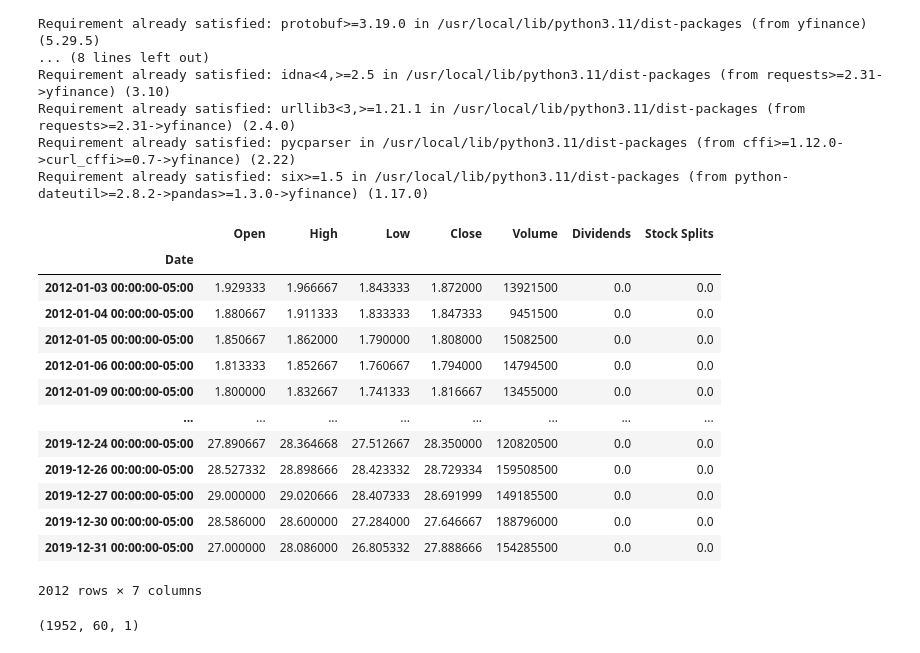
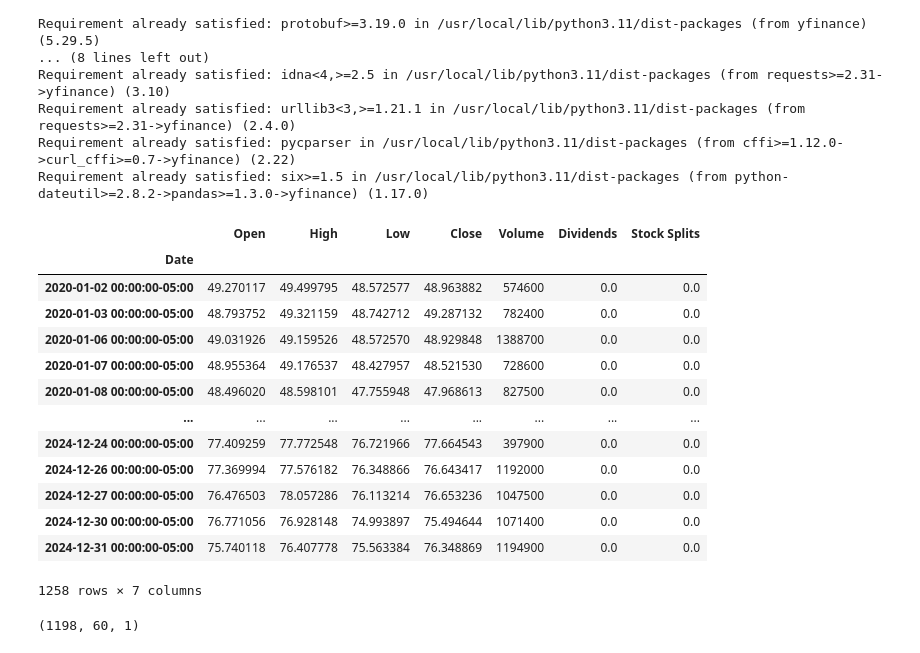
Before and after one commit to Mart1n2015/MartinCerioli, a Jupyter notebook: Predecir_Precios.ipynb, the cells around one changed output. Saved outputs shown, nothing was run; the diff lists cells and outputs as text; code cells hidden in the pictures.

```diff
--- a/Predecir_Precios.ipynb
+++ b/Predecir_Precios.ipynb
@@ -32,26 +32,26 @@ from tensorflow.keras.models import Sequential
 from tensorflow.keras.layers import Dense,Dropout,GRU
 # %%
 #Cargar los datos
-company = 'TSLA'
+company = 'BG'
 ticker = yf.Ticker(company)
-hist = ticker.history(start = '2012-1-1', end='2020-1-1')
+hist = ticker.history(start = '2020-1-1', end='2025-1-1')
 
 hist
 # %% [output]
 |  | Open | High | Low | Close | Volume | Dividends | Stock Splits |
 | Date |  |  |  |  |  |  |  |
-| 2012-01-03 00:00:00-05:00 | 1.929333 | 1.966667 | 1.843333 | 1.872000 | 13921500 | 0.0 | 0.0 |
-| 2012-01-04 00:00:00-05:00 | 1.880667 | 1.911333 | 1.833333 | 1.847333 | 9451500 | 0.0 | 0.0 |
-| 2012-01-05 00:00:00-05:00 | 1.850667 | 1.862000 | 1.790000 | 1.808000 | 15082500 | 0.0 | 0.0 |
-| 2012-01-06 00:00:00-05:00 | 1.813333 | 1.852667 | 1.760667 | 1.794000 | 14794500 | 0.0 | 0.0 |
-| 2012-01-09 00:00:00-05:00 | 1.800000 | 1.832667 | 1.741333 | 1.816667 | 13455000 | 0.0 | 0.0 |
+| 2020-01-02 00:00:00-05:00 | 49.270117 | 49.499795 | 48.572577 | 48.963882 | 574600 | 0.0 | 0.0 |
+| 2020-01-03 00:00:00-05:00 | 48.793752 | 49.321159 | 48.742712 | 49.287132 | 782400 | 0.0 | 0.0 |
+| 2020-01-06 00:00:00-05:00 | 49.031926 | 49.159526 | 48.572570 | 48.929848 | 1388700 | 0.0 | 0.0 |
+| 2020-01-07 00:00:00-05:00 | 48.955364 | 49.176537 | 48.427957 | 48.521530 | 728600 | 0.0 | 0.0 |
+| 2020-01-08 00:00:00-05:00 | 48.496020 | 48.598101 | 47.755948 | 47.968613 | 827500 | 0.0 | 0.0 |
 | ... | ... | ... | ... | ... | ... | ... | ... |
-| 2019-12-24 00:00:00-05:00 | 27.890667 | 28.364668 | 27.512667 | 28.350000 | 120820500 | 0.0 | 0.0 |
-| 2019-12-26 00:00:00-05:00 | 28.527332 | 28.898666 | 28.423332 | 28.729334 | 159508500 | 0.0 | 0.0 |
-| 2019-12-27 00:00:00-05:00 | 29.000000 | 29.020666 | 28.407333 | 28.691999 | 149185500 | 0.0 | 0.0 |
-| 2019-12-30 00:00:00-05:00 | 28.586000 | 28.600000 | 27.284000 | 27.646667 | 188796000 | 0.0 | 0.0 |
-| 2019-12-31 00:00:00-05:00 | 27.000000 | 28.086000 | 26.805332 | 27.888666 | 154285500 | 0.0 | 0.0 |
+| 2024-12-24 00:00:00-05:00 | 77.409259 | 77.772548 | 76.721966 | 77.664543 | 397900 | 0.0 | 0.0 |
+| 2024-12-26 00:00:00-05:00 | 77.369994 | 77.576182 | 76.348866 | 76.643417 | 1192000 | 0.0 | 0.0 |
+| 2024-12-27 00:00:00-05:00 | 76.476503 | 78.057286 | 76.113214 | 76.653236 | 1047500 | 0.0 | 0.0 |
+| 2024-12-30 00:00:00-05:00 | 76.771056 | 76.928148 | 74.993897 | 75.494644 | 1071400 | 0.0 | 0.0 |
+| 2024-12-31 00:00:00-05:00 | 75.740118 | 76.407778 | 75.563384 | 76.348869 | 1194900 | 0.0 | 0.0 |
-2012 rows × 7 columns
+1258 rows × 7 columns
 # %%
 #Preparar los datos
 scaler = MinMaxScaler(feature_range=(0,1))
@@ -71,7 +71,7 @@ x_train = np.reshape(x_train,(x_train.shape[0],x_train.shape[1],1))
 
 x_train.shape
 # %% [output]
-(1952, 60, 1)
+(1198, 60, 1)
 # %%
 #Contruir el modelo
 model = Sequential()
```
Also changed, not shown: parts of 4 cells of this notebook.
